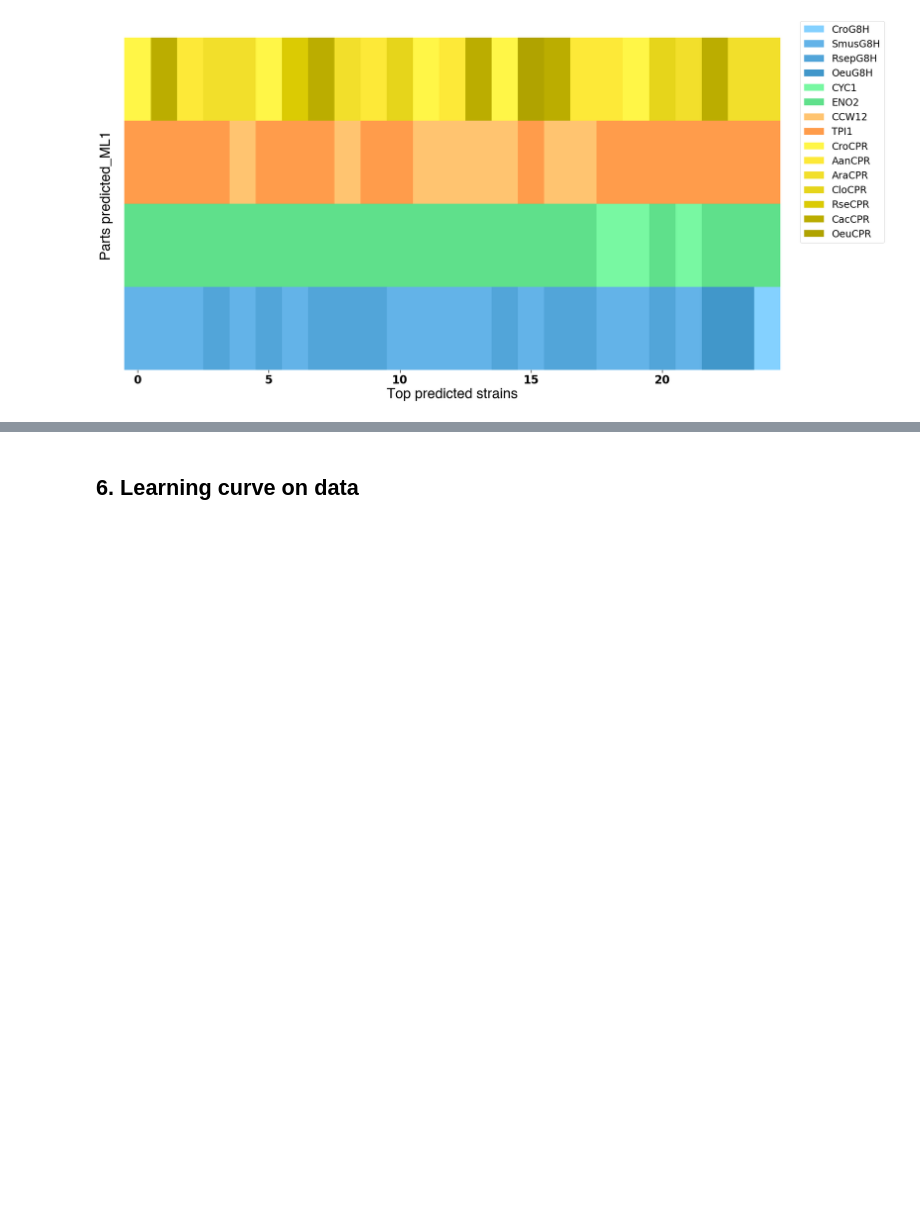
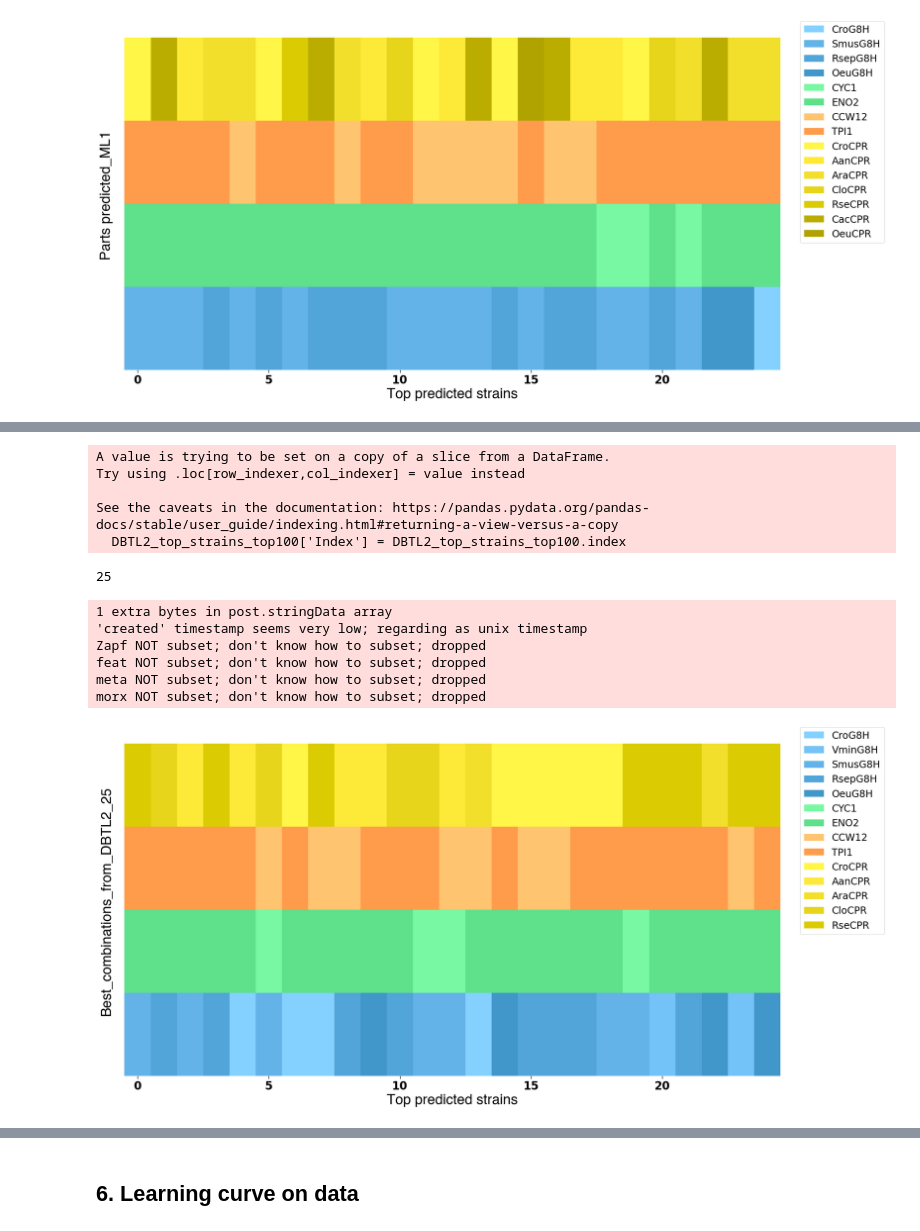
Before and after one commit to hiyama341/teemi, a Jupyter notebook: colab_notebooks/11_2_LEARN_DataAnalysisML.ipynb, the cells around one changed output, grey strips where cells are left out. Drawn from its saved outputs; the diff is of its cells as text; code cells hidden in the pictures; blank space fills up the shorter version.

Commit message:
re-run of the notebooks w updated learning curves

```diff
--- a/colab_notebooks/11_2_LEARN_DataAnalysisML.ipynb
+++ b/colab_notebooks/11_2_LEARN_DataAnalysisML.ipynb
@@ -1081,0 +1069,2 @@ morx NOT subset; don't know how to subset; dropped
+# %%
+second_input_for_ml = second_input_for_ml.sort_values(by=['Amt_norm'], ascending=False)
@@ -1081,0 +1093,8 @@ morx NOT subset; don't know how to subset; dropped
+# %%
+DBTL2_top_strains = pd.DataFrame(list_of_lists )
+DBTL2_top_strains = DBTL2_top_strains.T
+
+# name the columns
+DBTL2_top_strains.columns = ['G8H', 'pG8H', 'pCPR', 'CPR', 'Amt_norm']
+DBTL2_top_strains_top100 = DBTL2_top_strains[:100]
+DBTL2_top_strains_top100.head(30)
@@ -1081,0 +1119,59 @@ morx NOT subset; don't know how to subset; dropped
+# %%
+DBTL2_top_strains_top100['Index'] = DBTL2_top_strains_top100.index
+list_of_parts = []
+parst_index = []
+
+for index, row in DBTL2_top_strains_top100.iterrows():
+    list_of_parts.append(row['G8H'])
+    list_of_parts.append(row['pG8H'])
+    list_of_parts.append(row['pCPR'])
+    list_of_parts.append(row['CPR'])
+    parst_index.append(index)
+    parst_index.append(index)
+    parst_index.append(index)
+    parst_index.append(index)
+
+
+distribution = [25]*len(parst_index)
+
+d = {'Index':parst_index,'Part':list_of_parts, 'Distribution':distribution }
+df2 = pd.DataFrame(d)
+
+# slice df
+df200 = df2[:100]
+cross_tab_prop = pd.crosstab(index=df200['Index'],
+                             columns=df200['Part'])
+
+coloumns = list(cross_tab_prop.columns)
+
+
+print(len(cross_tab_prop))
+# fix coloumns
+coloumns = list(cross_tab_prop.columns)
+fixed_columns = []
+for name in all_parts:
+    if name in coloumns:
+        fixed_columns.append(name)
+
+# get only the columns we use
+cross_tab_prop = cross_tab_prop[fixed_columns]
+
+name = 'Best_combinations_from_DBTL2_25'
+carpet_barplot(cross_tab_prop, colorDict, save_pdf= True , path ='G8H_CPR_library/data/10-plots/11_2_LEARN_Data_analysis/'+name, xlabel ='Top predicted strains' ,
+               ylabel = 'Best_combinations_from_DBTL2_25',
+              size_height= 10,
+              size_length=20)
+# %% [output]
+A value is trying to be set on a copy of a slice from a DataFrame.
+Try using .loc[row_indexer,col_indexer] = value instead
+
+See the caveats in the documentation: https://pandas.pydata.org/pandas-docs/stable/user_guide/indexing.html#returning-a-view-versus-a-copy
+  DBTL2_top_strains_top100['Index'] = DBTL2_top_strains_top100.index
+25
+1 extra bytes in post.stringData array
+'created' timestamp seems very low; regarding as unix timestamp
+Zapf NOT subset; don't know how to subset; dropped
+feat NOT subset; don't know how to subset; dropped
+meta NOT subset; don't know how to subset; dropped
+morx NOT subset; don't know how to subset; dropped
+[figure, added]
```
Also changed, not shown: parts of 13 cells of this notebook, 1 other file.
